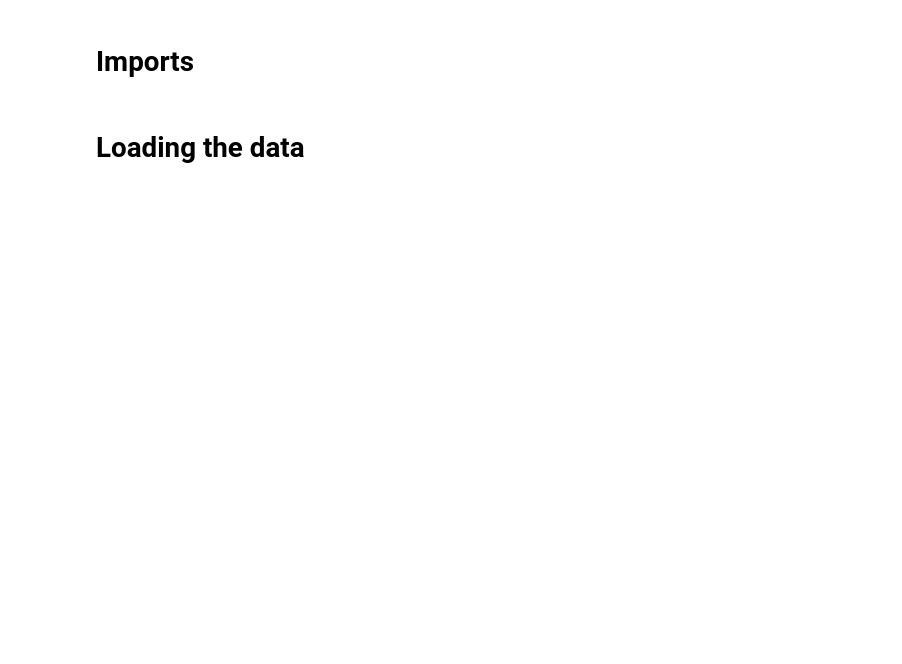
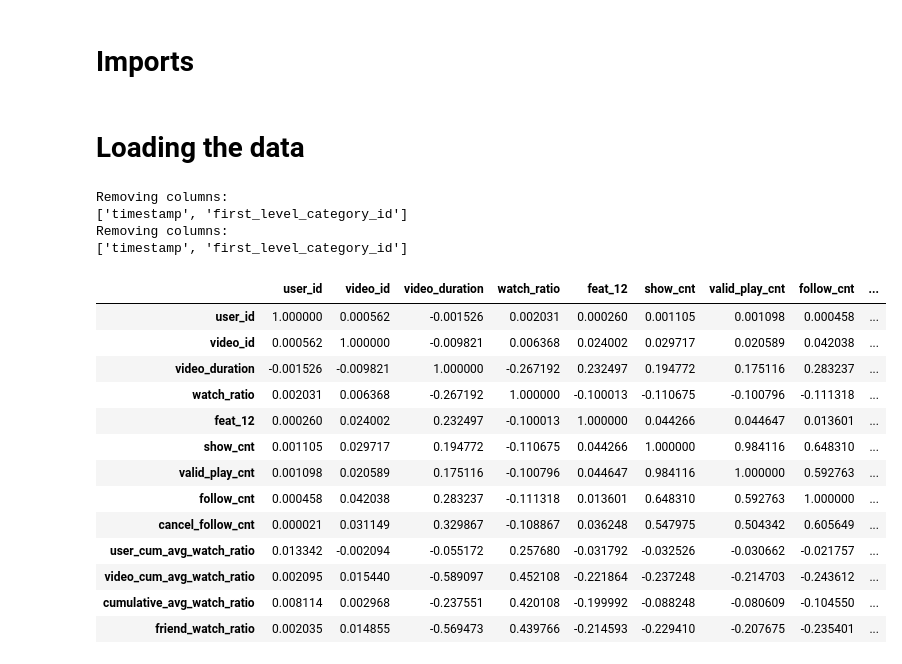
Before and after one commit to PamplemousseCru/FinalProject_2025_Matthias_Laithier, a Jupyter notebook: 03_feature_engineering.ipynb, the cells around one changed output. Saved outputs shown, nothing was run; the diff lists cells and outputs as text; code cells hidden in the pictures; blank space fills up the shorter version.

```diff
--- a/03_feature_engineering.ipynb
+++ b/03_feature_engineering.ipynb
@@ -68,32 +68,52 @@ def add_user_cumulative_avg_watch_ratio(df):
 # %%
 def generate_features(df: pd.DataFrame) -> pd.DataFrame:
     df = add_user_cumulative_avg_watch_ratio(df)
     df = add_video_cumulative_avg_watch_ratio(df)
     df = mean_by_first_level_cat(df)
     df = friends_watch_ratio(df)
     df = df.drop(columns=["friend_list"])
     return df
 
 def get_columns_to_remove(df: pd.DataFrame) -> list[str]:
-    to_remove = [col for col in df.columns if abs(df["watch_ratio"].corr(df[col])) < 0.1 and col != "user_id"]
+    id_cols = ["user_id", "video_id"]
+    to_remove = [col for col in df.columns if abs(df["watch_ratio"].corr(df[col])) < 0.1 and col not in id_cols]
     return to_remove
 
 def keep_high_correlated_features(df: pd.DataFrame, cols_to_remove: list[str]) -> tuple[pd.DataFrame, pd.DataFrame]:
     print(f"Removing columns:\n{cols_to_remove}")
     df = df.drop(columns=cols_to_remove)
     return df, df.corr()
 
 
 train_data = generate_features(train_data)
 test_data = generate_features(test_data)
 
 cols_to_remove = get_columns_to_remove(train_data)
 
 train_data, train_corr_matrix = keep_high_correlated_features(train_data, cols_to_remove)
 test_data, test_corr_matrix = keep_high_correlated_features(test_data, cols_to_remove)
 
 
 train_corr_matrix
+# %% [output]
+Removing columns:
+['timestamp', 'first_level_category_id']
+Removing columns:
+['timestamp', 'first_level_category_id']
+|  | user_id | video_id | video_duration | watch_ratio | feat_12 | show_cnt | valid_play_cnt | follow_cnt | ... |
+| user_id | 1.000000 | 0.000562 | -0.001526 | 0.002031 | 0.000260 | 0.001105 | 0.001098 | 0.000458 | ... |
+| video_id | 0.000562 | 1.000000 | -0.009821 | 0.006368 | 0.024002 | 0.029717 | 0.020589 | 0.042038 | ... |
+| video_duration | -0.001526 | -0.009821 | 1.000000 | -0.267192 | 0.232497 | 0.194772 | 0.175116 | 0.283237 | ... |
+| watch_ratio | 0.002031 | 0.006368 | -0.267192 | 1.000000 | -0.100013 | -0.110675 | -0.100796 | -0.111318 | ... |
+| feat_12 | 0.000260 | 0.024002 | 0.232497 | -0.100013 | 1.000000 | 0.044266 | 0.044647 | 0.013601 | ... |
+| show_cnt | 0.001105 | 0.029717 | 0.194772 | -0.110675 | 0.044266 | 1.000000 | 0.984116 | 0.648310 | ... |
+| valid_play_cnt | 0.001098 | 0.020589 | 0.175116 | -0.100796 | 0.044647 | 0.984116 | 1.000000 | 0.592763 | ... |
+| follow_cnt | 0.000458 | 0.042038 | 0.283237 | -0.111318 | 0.013601 | 0.648310 | 0.592763 | 1.000000 | ... |
+| cancel_follow_cnt | 0.000021 | 0.031149 | 0.329867 | -0.108867 | 0.036248 | 0.547975 | 0.504342 | 0.605649 | ... |
+| user_cum_avg_watch_ratio | 0.013342 | -0.002094 | -0.055172 | 0.257680 | -0.031792 | -0.032526 | -0.030662 | -0.021757 | ... |
+| video_cum_avg_watch_ratio | 0.002095 | 0.015440 | -0.589097 | 0.452108 | -0.221864 | -0.237248 | -0.214703 | -0.243612 | ... |
+| cumulative_avg_watch_ratio | 0.008114 | 0.002968 | -0.237551 | 0.420108 | -0.199992 | -0.088248 | -0.080609 | -0.104550 | ... |
+| friend_watch_ratio | 0.002035 | 0.014855 | -0.569473 | 0.439766 | -0.214593 | -0.229410 | -0.207675 | -0.235401 | ... |
 # %%
 train_data = train_data.dropna()
 test_data = test_data.dropna()
```
Also changed, not shown: parts of 1 cell of this notebook, 1 other file.
